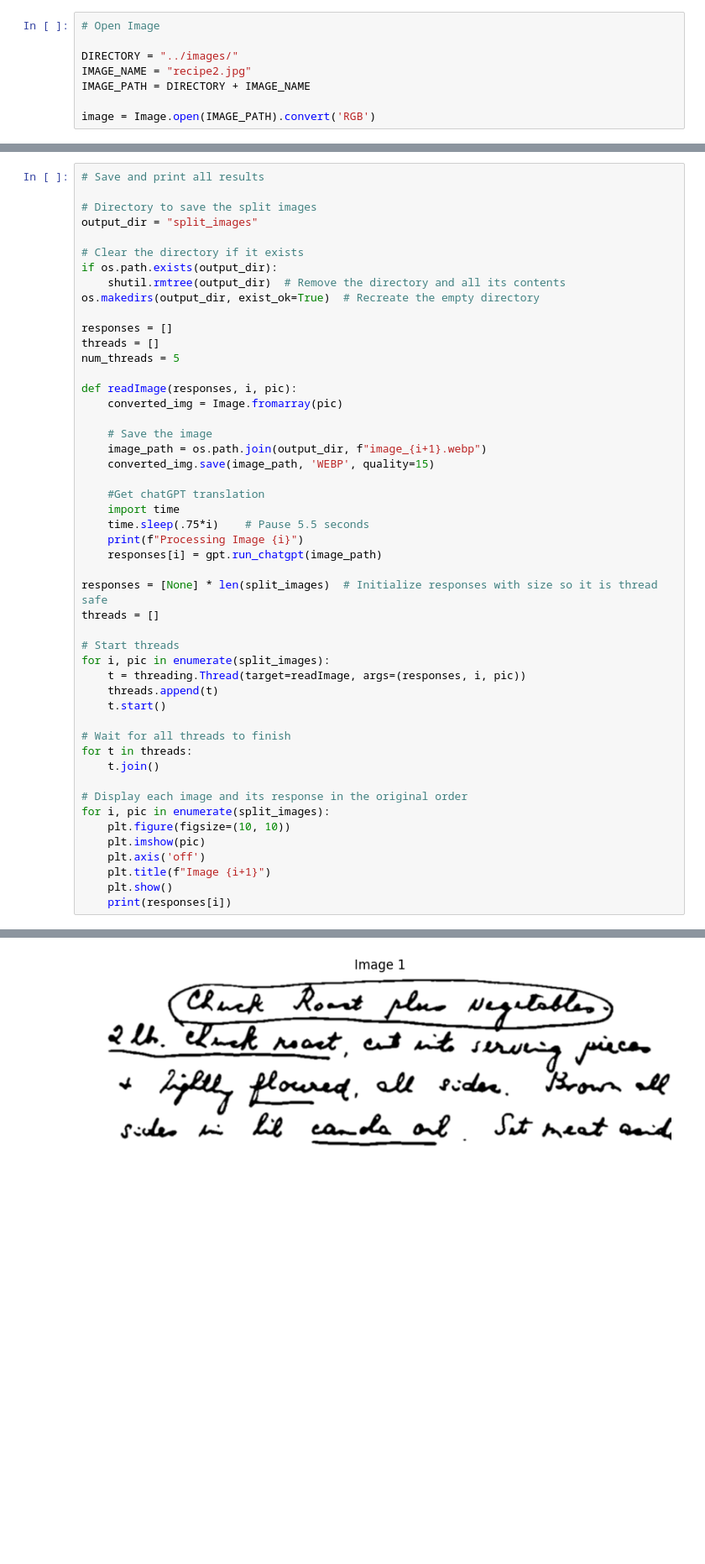
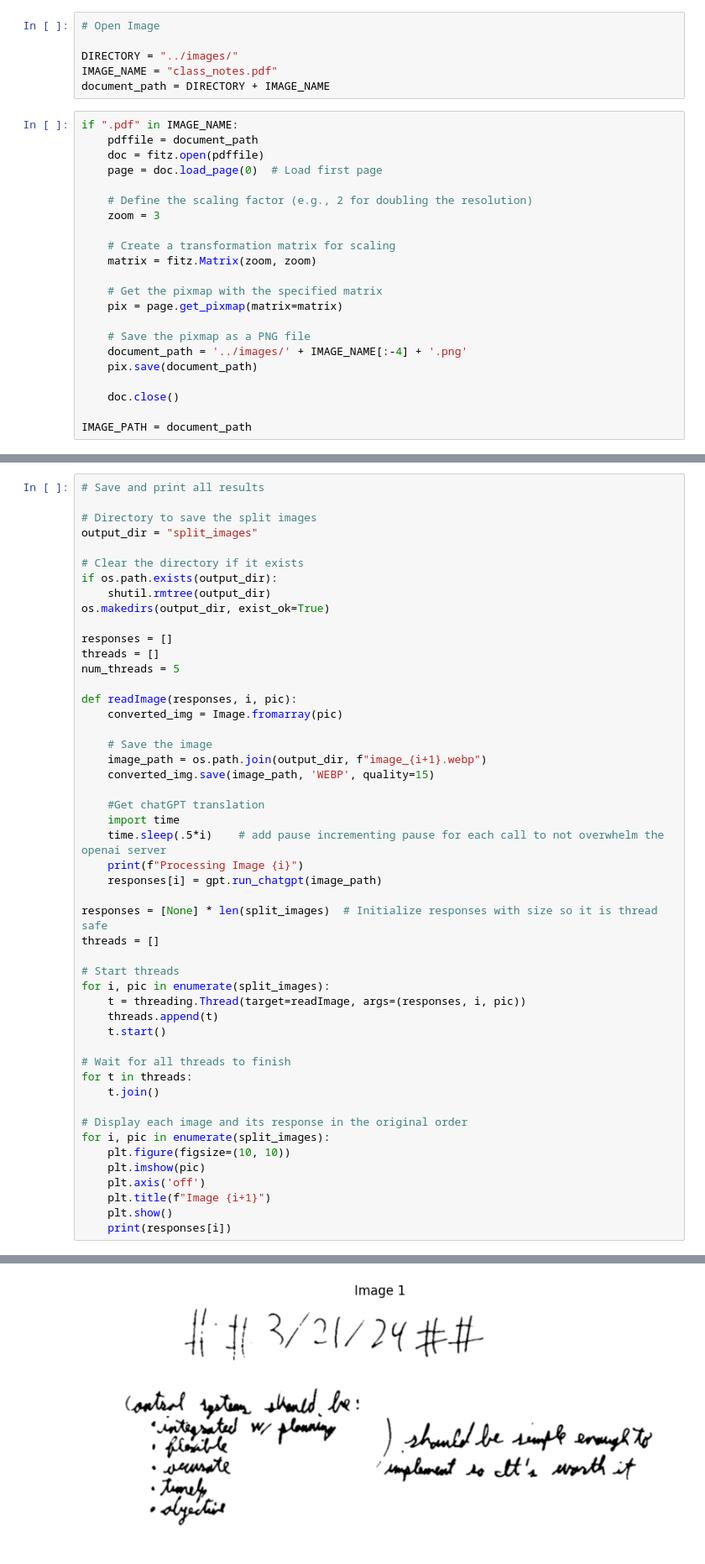
Before and after one commit to Dlybeck/WritingScan, a Jupyter notebook: python/Expiriment.ipynb, the cells around one changed output, grey strips where cells are left out. Shown at 84% size. Cells and saved outputs as stored; diff of their text form; blank space fills up the shorter version.

```diff
--- a/python/Expiriment.ipynb
+++ b/python/Expiriment.ipynb
@@ -16,7 +18,27 @@ import threading
 # Open Image
 
 DIRECTORY = "../images/"
-IMAGE_NAME = "recipe2.jpg"
-IMAGE_PATH = DIRECTORY + IMAGE_NAME
-
-image = Image.open(IMAGE_PATH).convert('RGB')
+IMAGE_NAME = "class_notes.pdf"
+document_path = DIRECTORY + IMAGE_NAME
+# %%
+if ".pdf" in IMAGE_NAME:
+    pdffile = document_path
+    doc = fitz.open(pdffile)
+    page = doc.load_page(0)  # Load first page
+
+    # Define the scaling factor (e.g., 2 for doubling the resolution)
+    zoom = 3
+
+    # Create a transformation matrix for scaling
+    matrix = fitz.Matrix(zoom, zoom)
+
+    # Get the pixmap with the specified matrix
+    pix = page.get_pixmap(matrix=matrix)
+
+    # Save the pixmap as a PNG file
+    document_path = '../images/' + IMAGE_NAME[:-4] + '.png'
+    pix.save(document_path)
+
+    doc.close()
+
+IMAGE_PATH = document_path
@@ -202,8 +224,8 @@ output_dir = "split_images"
 
 # Clear the directory if it exists
 if os.path.exists(output_dir):
-    shutil.rmtree(output_dir)  # Remove the directory and all its contents
-os.makedirs(output_dir, exist_ok=True)  # Recreate the empty directory
+    shutil.rmtree(output_dir)
+os.makedirs(output_dir, exist_ok=True)
 
 responses = []
 threads = []
@@ -218,35 +240,35 @@ def readImage(responses, i, pic):
 
     #Get chatGPT translation
     import time
-    time.sleep(.75*i)    # Pause 5.5 seconds
+    time.sleep(.5*i)    # add pause incrementing pause for each call to not overwhelm the openai server
     print(f"Processing Image {i}")
     responses[i] = gpt.run_chatgpt(image_path)
 
 responses = [None] * len(split_images)  # Initialize responses with size so it is thread safe
 threads = []
 
 # Start threads
 for i, pic in enumerate(split_images):
     t = threading.Thread(target=readImage, args=(responses, i, pic))
     threads.append(t)
     t.start()
 
 # Wait for all threads to finish
 for t in threads:
     t.join()
 
 # Display each image and its response in the original order
 for i, pic in enumerate(split_images):
     plt.figure(figsize=(10, 10))
     plt.imshow(pic)
     plt.axis('off')
     plt.title(f"Image {i+1}")
     plt.show()
     print(responses[i])
 # %% [output]
 Processing Image 0
 Processing Image 1
 Processing Image 2
 Processing Image 3
 Processing Image 4
-[figure, old version]
+[figure, new version]
```
Also changed, not shown: parts of 7 cells of this notebook, 9 other files.
